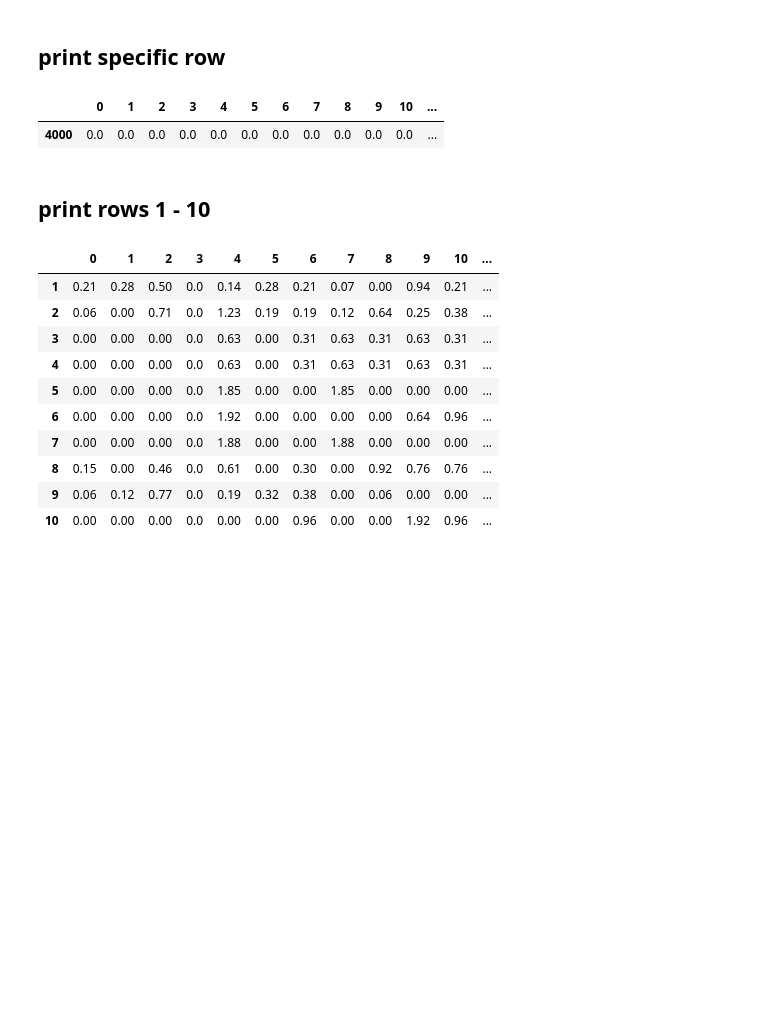
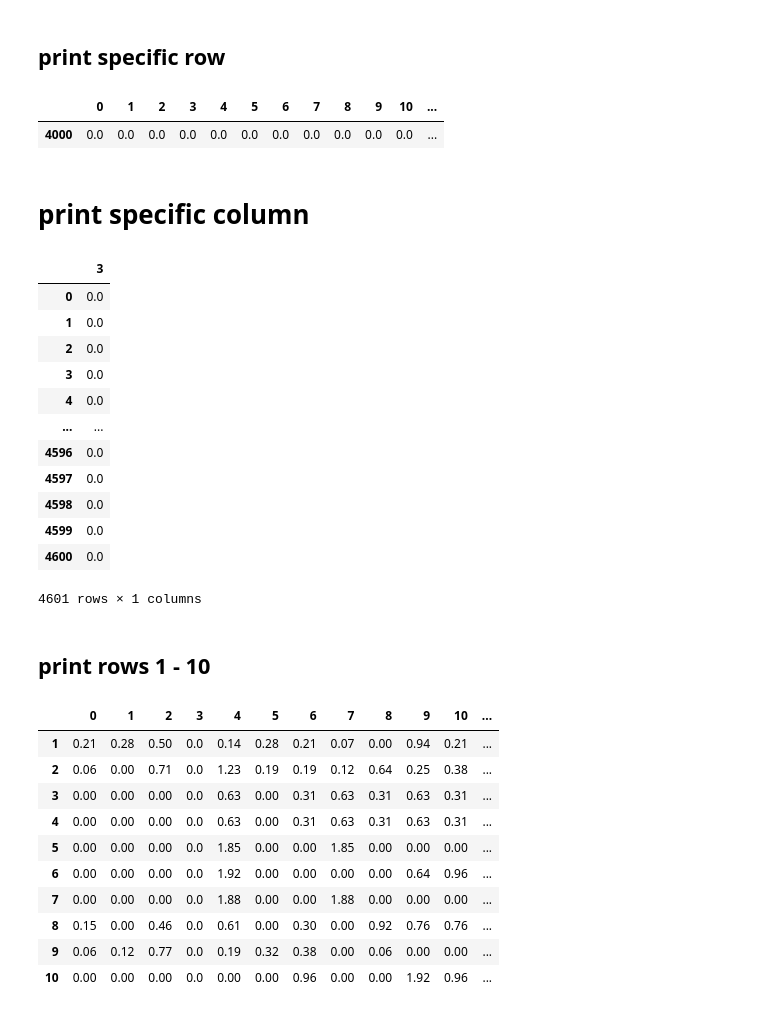
Before and after one commit to mnbpdx/basic-commands-notebook, a Jupyter notebook: Some_Basic_Numpy_and_Pandas_Commands.ipynb, the cells around one changed output. Cells and saved outputs as stored; diff of their text form; code cells hidden in the pictures; blank space fills up the shorter version.

```diff
--- a/Some_Basic_Numpy_and_Pandas_Commands.ipynb
+++ b/Some_Basic_Numpy_and_Pandas_Commands.ipynb
@@ -24,6 +24,24 @@ df.iloc[[4000]]
 # %% [output]
 |  | 0 | 1 | 2 | 3 | 4 | 5 | 6 | 7 | 8 | 9 | 10 | ... |
 | 4000 | 0.0 | 0.0 | 0.0 | 0.0 | 0.0 | 0.0 | 0.0 | 0.0 | 0.0 | 0.0 | 0.0 | ... |
+# %% [markdown]
+# print specific column
+# %%
+df.iloc[:, [3]]
+# %% [output]
+|  | 3 |
+| 0 | 0.0 |
+| 1 | 0.0 |
+| 2 | 0.0 |
+| 3 | 0.0 |
+| 4 | 0.0 |
+| ... | ... |
+| 4596 | 0.0 |
+| 4597 | 0.0 |
+| 4598 | 0.0 |
+| 4599 | 0.0 |
+| 4600 | 0.0 |
+4601 rows × 1 columns
 # %% [markdown]
 ## print rows 1 - 10
 # %%
```
Also changed, not shown: parts of 2 cells of this notebook.
